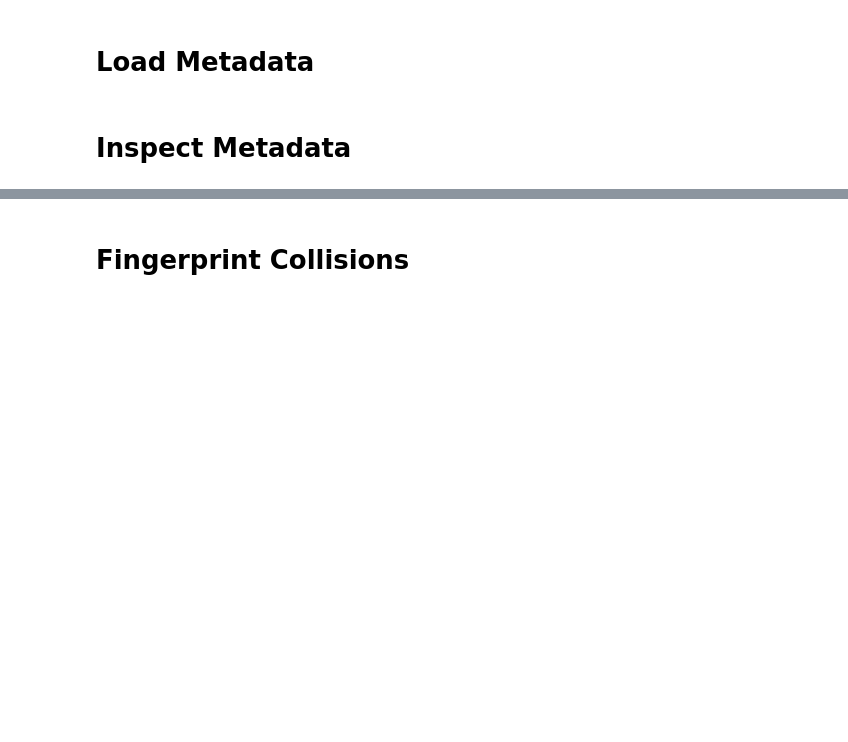
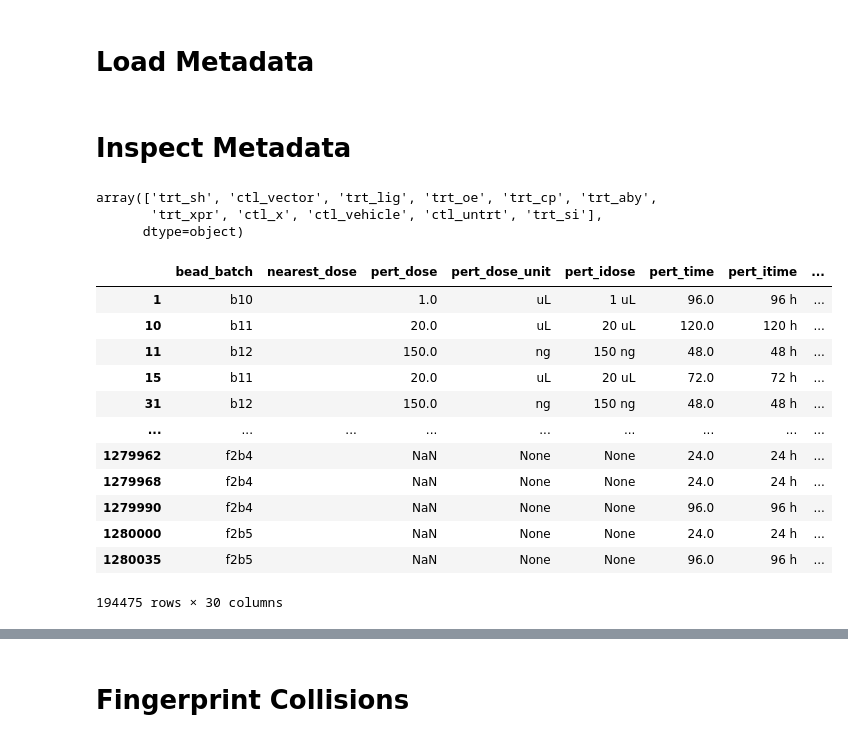
Before and after one commit to animichellegalstyan/prnet_eval, a Jupyter notebook: data_preprocessing/preprocessing_notebook.ipynb, the cells around one changed output, grey strips where cells are left out. Cells and saved outputs as stored; diff of their text form; code cells hidden in the pictures; blank space fills up the shorter version.

```diff
--- a/data_preprocessing/preprocessing_notebook.ipynb
+++ b/data_preprocessing/preprocessing_notebook.ipynb
@@ -52,19 +57,38 @@ if not os.path.exists(METADATA_EDITED_FOLDER):
     os.mkdir(METADATA_EDITED_FOLDER)
 # %%
 # Path is user input
-merged_LINCS_dataset_dir = Path("/Users/ani/Thesis/Working with LINCS/working_with_lincs/LINCS_datasets/LINCS_metadata")
-save_dir_analysis_merged = merged_LINCS_dataset_dir / "Analysis"
+merged_LINCS_metadata_dir = Path("/Users/ani/Thesis/prnet_eval/dataset/metadata/LINCS")
+save_dir_analysis_merged = merged_LINCS_metadata_dir / "Analysis"
 # %%
-comp_info_merged = load_metadata_txt(merged_LINCS_dataset_dir / "compoundinfo_beta.txt")
-gene_info_merged = load_metadata_txt(merged_LINCS_dataset_dir / "geneinfo_beta.txt")
-inst_info_merged = load_metadata_txt(merged_LINCS_dataset_dir / "instinfo_beta.txt")
+comp_info_merged = load_metadata_txt(merged_LINCS_metadata_dir / "compoundinfo_beta.txt")
+gene_info_merged = load_metadata_txt(merged_LINCS_metadata_dir / "geneinfo_beta.txt")
+inst_info_merged = load_metadata_txt(merged_LINCS_metadata_dir / "instinfo_beta.txt")
 # %% [markdown]
 # Inspect Metadata
 # %%
 inst_info_merged["pert_type"].unique()
+# %% [output]
+array(['trt_sh', 'ctl_vector', 'trt_lig', 'trt_oe', 'trt_cp', 'trt_aby',
+       'trt_xpr', 'ctl_x', 'ctl_vehicle', 'ctl_untrt', 'trt_si'],
+      dtype=object)
 # %%
-controls = ["ctl_x", "ctl_vehicle", "ctl_untrt", "ctl_vector"] # is hard coded, can be diff from sciplex
+controls = ["ctl_x", "ctl_vehicle", "ctl_untrt", "ctl_vector"]
 
 inst_info_merged_control = inst_info_merged[
     inst_info_merged["pert_type"].isin(controls)
 ]
+inst_info_merged_control
+# %% [output]
+|  | bead_batch | nearest_dose | pert_dose | pert_dose_unit | pert_idose | pert_time | pert_itime | ... |
+| 1 | b10 |  | 1.0 | uL | 1 uL | 96.0 | 96 h | ... |
+| 10 | b11 |  | 20.0 | uL | 20 uL | 120.0 | 120 h | ... |
+| 11 | b12 |  | 150.0 | ng | 150 ng | 48.0 | 48 h | ... |
+| 15 | b11 |  | 20.0 | uL | 20 uL | 72.0 | 72 h | ... |
+| 31 | b12 |  | 150.0 | ng | 150 ng | 48.0 | 48 h | ... |
+| ... | ... | ... | ... | ... | ... | ... | ... | ... |
+| 1279962 | f2b4 |  | NaN | None | None | 24.0 | 24 h | ... |
+| 1279968 | f2b4 |  | NaN | None | None | 24.0 | 24 h | ... |
+| 1279990 | f2b4 |  | NaN | None | None | 96.0 | 96 h | ... |
+| 1280000 | f2b5 |  | NaN | None | None | 24.0 | 24 h | ... |
+| 1280035 | f2b5 |  | NaN | None | None | 96.0 | 96 h | ... |
+194475 rows × 30 columns
```
Also changed, not shown: parts of 41 cells of this notebook, 4 other files.
